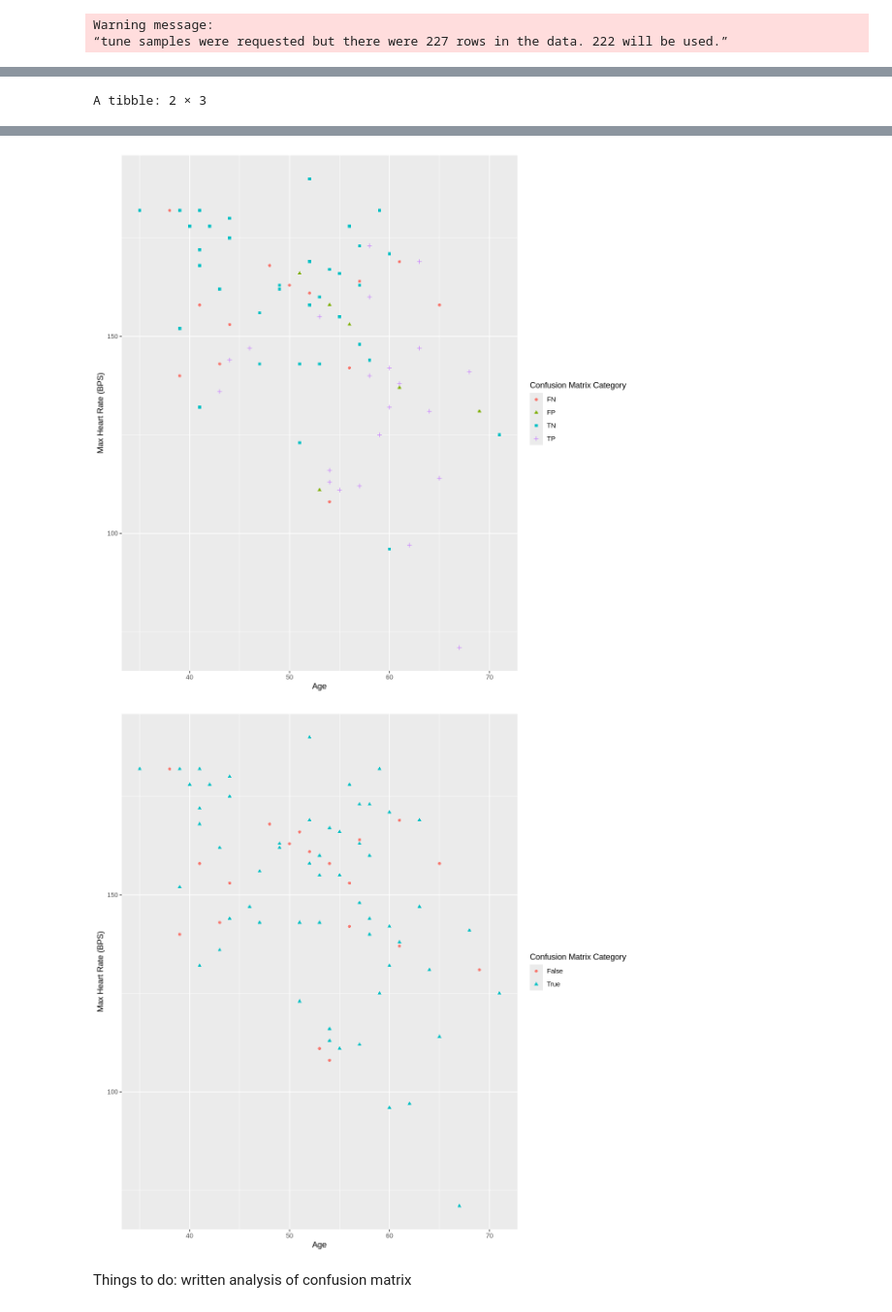
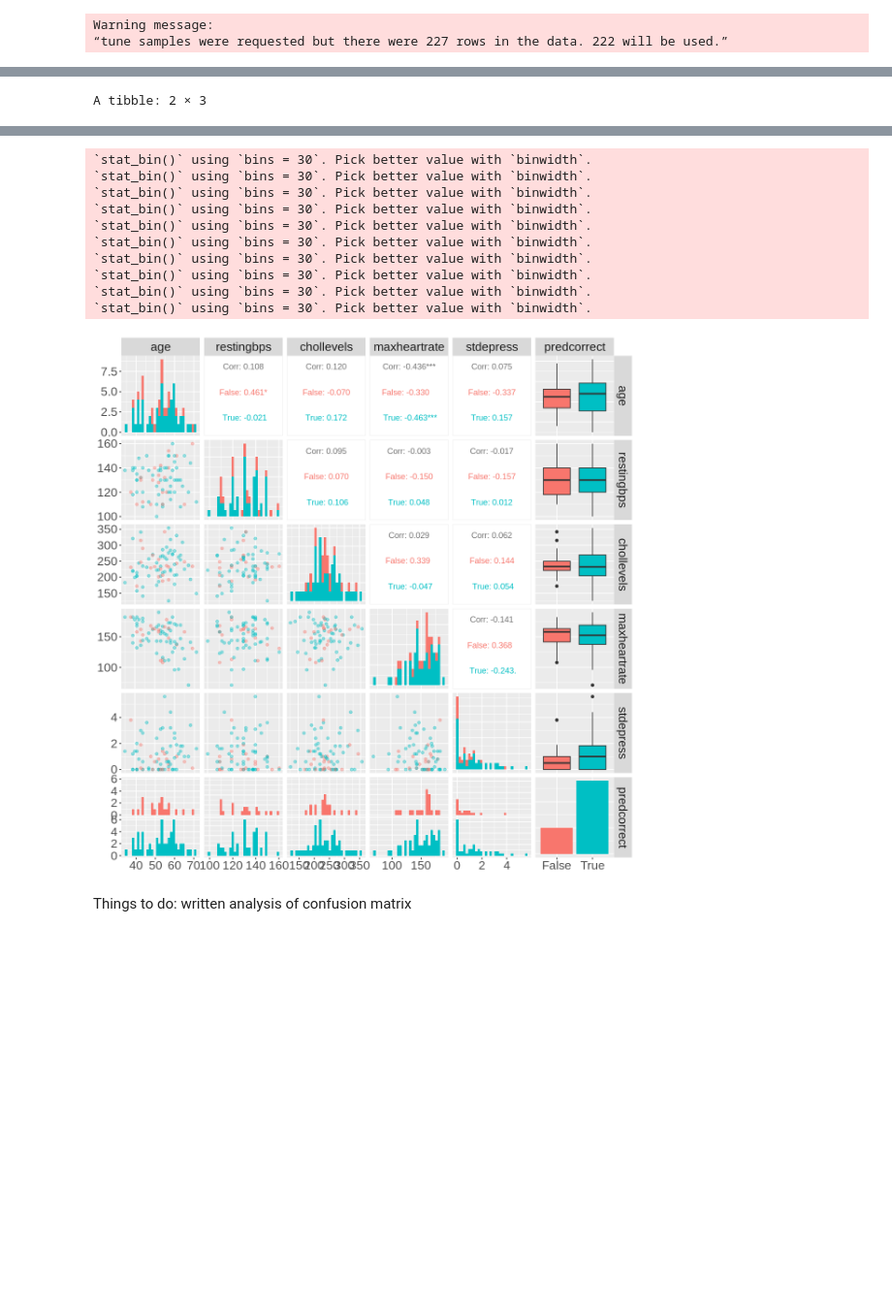
Before and after one commit to rjarvi/dsci_100_group_21, a Jupyter notebook: Group Report.ipynb, the cells around one changed output, grey strips where cells are left out. Shown at 97% size. Cells and saved outputs as stored; diff of their text form; code cells hidden in the pictures; blank space fills up the shorter version.

Commit message:
Added final pairwise plot, set seed for k elbow plot

```diff
--- a/Group Report.ipynb
+++ b/Group Report.ipynb
@@ -120,5 +148,5 @@ accuracy_versus_k
 # %%
-knn_final_spec <- nearest_neighbor(weight_func = "rectangular", neighbors = 14) |>
+knn_final_spec <- nearest_neighbor(weight_func = "rectangular", neighbors = 5) |>
       set_engine("kknn") |>
       set_mode("classification")
 
@@ -157,15 +185,27 @@ heart_mat <- heart_test_predictions |>
 
 heart_mat
 
-confusion_matrix_plot1 <- ggplot(heart_test_predictions, aes(x = age, y = maxheartrate)) +
-    geom_point(aes(colour = predresult, shape = predresult)) +
-    labs(x = "Age", y = "Max Heart Rate (BPS)", colour = "Confusion Matrix Category", shape = "Confusion Matrix Category")
-confusion_matrix_plot1
+# confusion_matrix_plot1 <- ggplot(heart_test_predictions, aes(x = age, y = maxheartrate)) +
+#     geom_point(aes(colour = predresult, shape = predresult)) +
+#     labs(x = "Age", y = "Max Heart Rate (BPS)", colour = "Confusion Matrix Category", shape = "Confusion Matrix Category")
+# confusion_matrix_plot1
 
-confusion_matrix_plot2 <- ggplot(heart_test_predictions, aes(x = age, y = maxheartrate)) +
-    geom_point(aes(colour = predcorrect, shape = predcorrect)) +
-    labs(x = "Age", y = "Max Heart Rate (BPS)", colour = "Confusion Matrix Category", shape = "Confusion Matrix Category")
-confusion_matrix_plot2
+# confusion_matrix_plot2 <- ggplot(heart_test_predictions, aes(x = age, y = maxheartrate)) +
+#     geom_point(aes(colour = predcorrect, shape = predcorrect)) +
+#     labs(x = "Age", y = "Max Heart Rate (BPS)", colour = "Confusion Matrix Category", shape = "Confusion Matrix Category")
+# confusion_matrix_plot2
+
+
+heart_confusion_pairplot <- heart_test_predictions|>
+    select(age, restingbps, chollevels, maxheartrate, stdepress, predcorrect) |>
+    ggpairs(
+        lower = list(continuous = wrap('points', alpha = 0.4)),
+        diag = list(continuous = "barDiag"),
+        mapping = aes(color = predcorrect)
+    ) +
+    theme(text = element_text(size = 20))
+heart_confusion_pairplot
+
 
 #TODO: add more plots here - compare with rest of variables?
 # %% [output]
@@ -181,5 +221,14 @@ Prediction No Yes
+`stat_bin()` using `bins = 30`. Pick better value with `binwidth`.
+`stat_bin()` using `bins = 30`. Pick better value with `binwidth`.
+`stat_bin()` using `bins = 30`. Pick better value with `binwidth`.
+`stat_bin()` using `bins = 30`. Pick better value with `binwidth`.
+`stat_bin()` using `bins = 30`. Pick better value with `binwidth`.
+`stat_bin()` using `bins = 30`. Pick better value with `binwidth`.
+`stat_bin()` using `bins = 30`. Pick better value with `binwidth`.
+`stat_bin()` using `bins = 30`. Pick better value with `binwidth`.
+`stat_bin()` using `bins = 30`. Pick better value with `binwidth`.
+`stat_bin()` using `bins = 30`. Pick better value with `binwidth`.
-[figure, old version]
+[figure, new version]
-[figure, removed]
 # %% [markdown]
 Things to do:
 written analysis of confusion matrix
```
Also changed, not shown: parts of 5 cells of this notebook.
